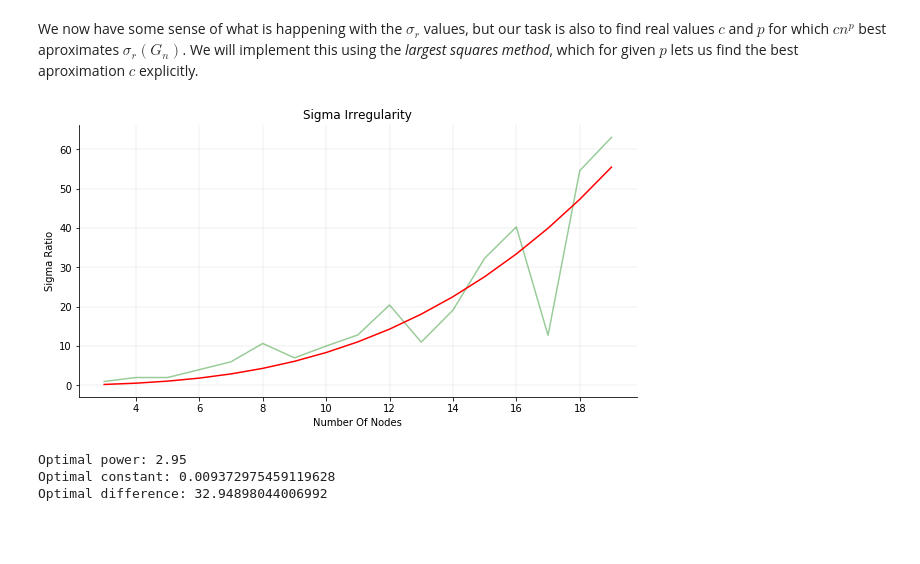
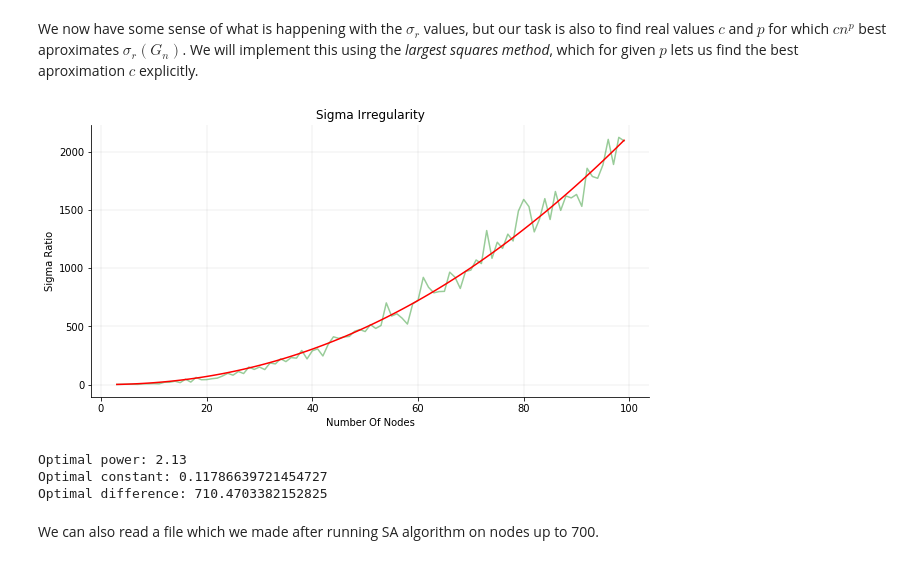
Before and after one commit to kuco23/Sigma-Irregularity, a Jupyter notebook: library_implementation.ipynb, the cells around one changed output. Cells and saved outputs as stored; diff of their text form; code cells hidden in the pictures; blank space fills up the shorter version.

```diff
--- a/library_implementation.ipynb
+++ b/library_implementation.ipynb
@@ -72,7 +95,7 @@ We noticed a pattern here early on, which is the two-parted nature of optimal gr
 from pylib import globalTwoPartNeighbor
 
 g, r = maxSigmaRatio_annealing(
-    NNODES, 100, NSIMUL, globalTwoPartNeighbor
+    20, 100, 200, globalTwoPartNeighbor
 )
 
 simplePlot(neighborListToNx(g))
@@ -86,7 +109,7 @@ Now we've covered the global part, but we still can find a slightly better optim
 from pylib import localBasicNeighbor
 
 g, r = maxSigmaRatio_annealing(
-    NNODES, 100, NSIMUL, localBasicNeighbor,
+    20, 100, 200, localBasicNeighbor,
     defaultG = g
 )
 
@@ -100,10 +123,10 @@ The next step is to see how the optimal graph's $\sigma_r$ value progresses when
 We will graph the resulting $\sigma_r$ values using *matplotlib* as we did before implicitly.
 But first lets gather the data.
 # %%
-nsim_global, nsim_local = NSIMUL, 20
+nsim_global, nsim_local = 200, 20
 index, ascend = [], []
-_range = range(3, 100)
-for i in _range:
+node_range = range(3, 100)
+for i in node_range:
     startedges = i * (i - 1) // 2
     g, r = maxSigmaRatio_annealing(
         i, startedges, nsim_global,
@@ -126,23 +149,25 @@ We will implement this using the *largest squares method*, which for given $p$ l
 # %%
 from pylib import squares
 
 opt_diff, opt_c, opt_p = inf, 0, 0
 for p in (i / 100 for i in range(400)):
-    x = [pow(i, p) for i in _range]
+    x = [pow(i, p) for i in node_range]
     c, d = squares(x, ascend)
     if d < opt_diff:
         opt_diff, opt_c, opt_p = d, c, p
 
 ax = defaultPlotTemplate('Sigma Irregularity', 'Number Of Nodes', 'Sigma Ratio')
-ax.plot(_range, ascend, 'g', alpha=0.4)
-ax.plot(_range, [opt_c * pow(i, opt_p) for i in _range], 'r')
+ax.plot(node_range, ascend, 'g', alpha=0.4)
+ax.plot(node_range, [opt_c * pow(i, opt_p) for i in node_range], 'r')
 plt.show()
 
 print(f'{Bcol.BLUE}Optimal power:{Bcol.ENDC}', Bcol.GREEN + str(opt_p) + Bcol.ENDC)
 print(f'{Bcol.BLUE}Optimal constant:{Bcol.ENDC}', Bcol.GREEN + str(opt_c) + Bcol.ENDC)
 print(f'{Bcol.BLUE}Optimal difference:{Bcol.ENDC}', Bcol.GREEN + str(opt_diff) + Bcol.ENDC)
 # %% [output]
-[figure, old version]
+[figure, new version]
-Optimal power: 2.95
-Optimal constant: 0.009372975459119628
-Optimal difference: 32.94898044006992
+Optimal power: 2.13
+Optimal constant: 0.11786639721454727
+Optimal difference: 710.4703382152825
+# %% [markdown]
+We can also read a file which we made after running SA algorithm on nodes up to 700.
```
Also changed, not shown: parts of 11 cells of this notebook, 9 other files.
